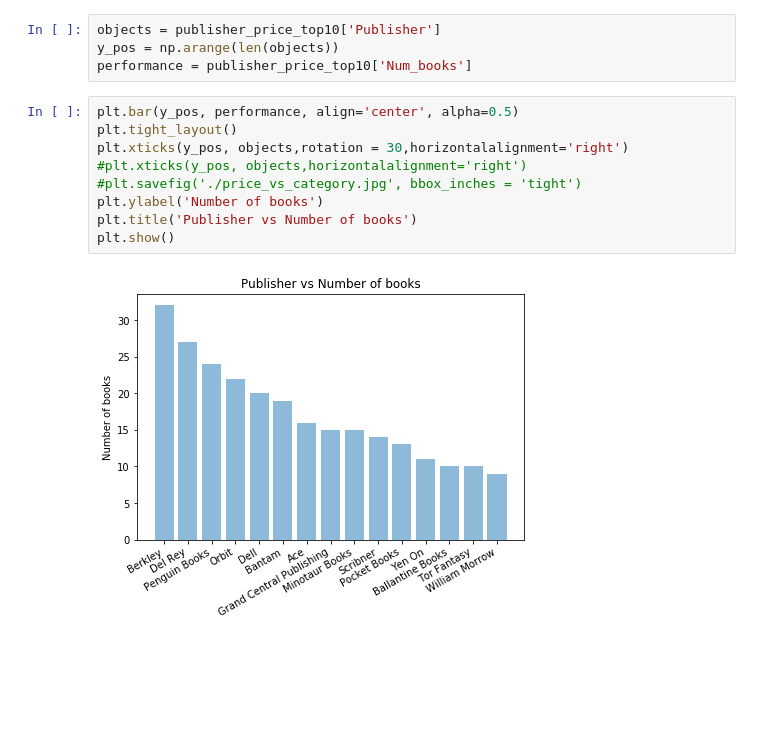
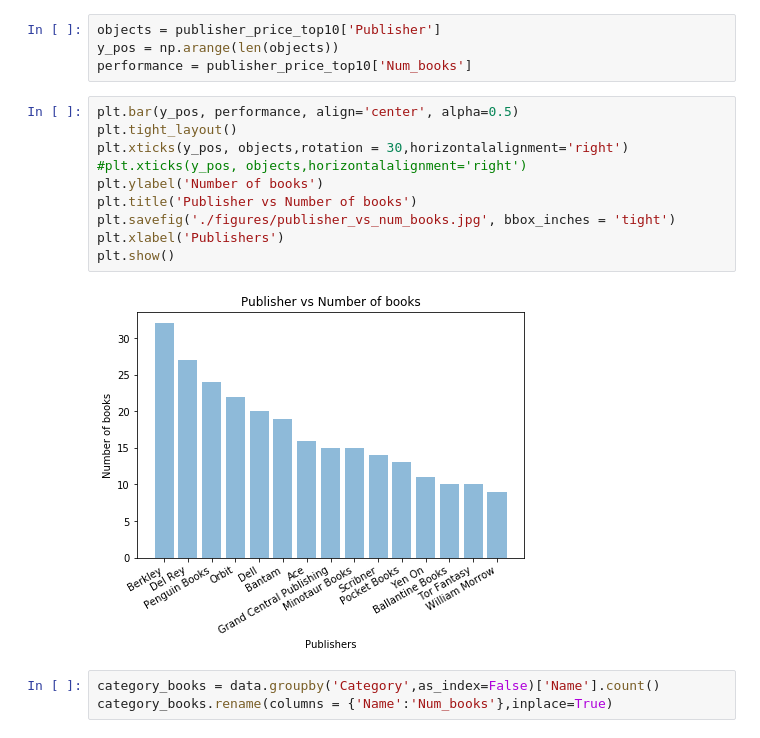
Before and after one commit to deepanshugera/data-analysis-cs839, a Jupyter notebook: Analysis_2.ipynb, the cells around one changed output. Drawn from its saved outputs; the diff is of its cells as text; blank space fills up the shorter version.

```diff
--- a/Analysis_2.ipynb
+++ b/Analysis_2.ipynb
@@ -163,11 +169,15 @@ performance = publisher_price_top10['Num_books']
 # %%
 plt.bar(y_pos, performance, align='center', alpha=0.5)
 plt.tight_layout()
 plt.xticks(y_pos, objects,rotation = 30,horizontalalignment='right')
 #plt.xticks(y_pos, objects,horizontalalignment='right')
-#plt.savefig('./price_vs_category.jpg', bbox_inches = 'tight')
 plt.ylabel('Number of books')
 plt.title('Publisher vs Number of books')
+plt.savefig('./figures/publisher_vs_num_books.jpg', bbox_inches = 'tight')
+plt.xlabel('Publishers')
 plt.show()
 # %% [output]
-[figure, old version]
+[figure, new version]
+# %%
+category_books = data.groupby('Category',as_index=False)['Name'].count()
+category_books.rename(columns = {'Name':'Num_books'},inplace=True)
```
Also changed, not shown: parts of 10 cells of this notebook, 1 other file.
